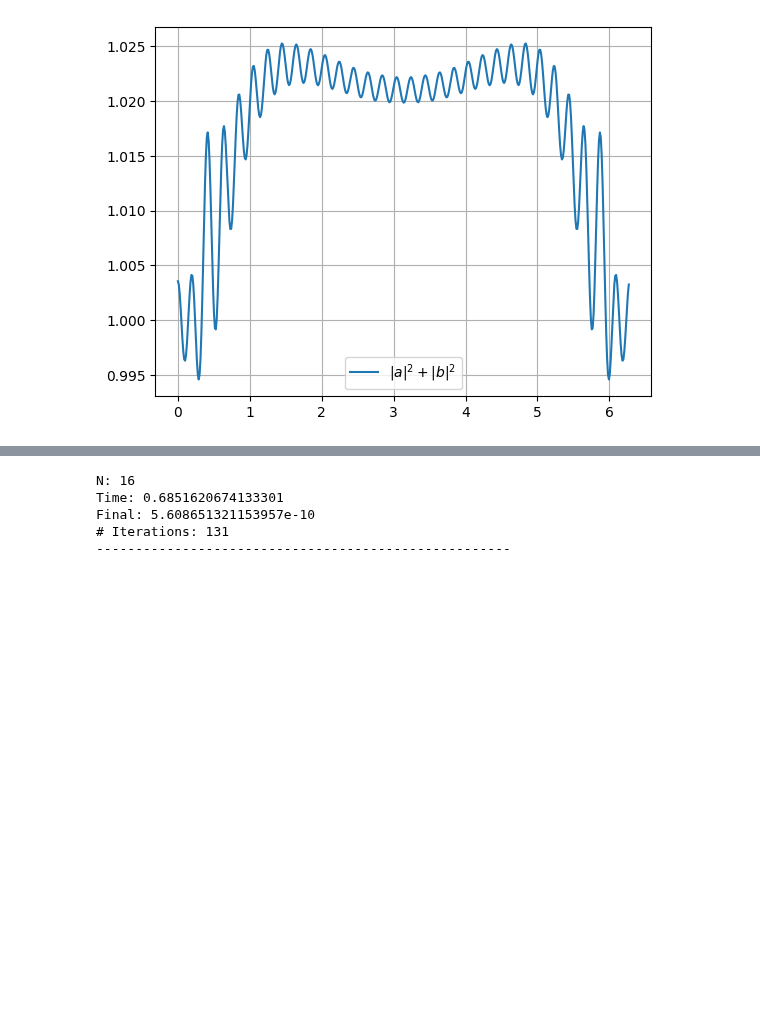
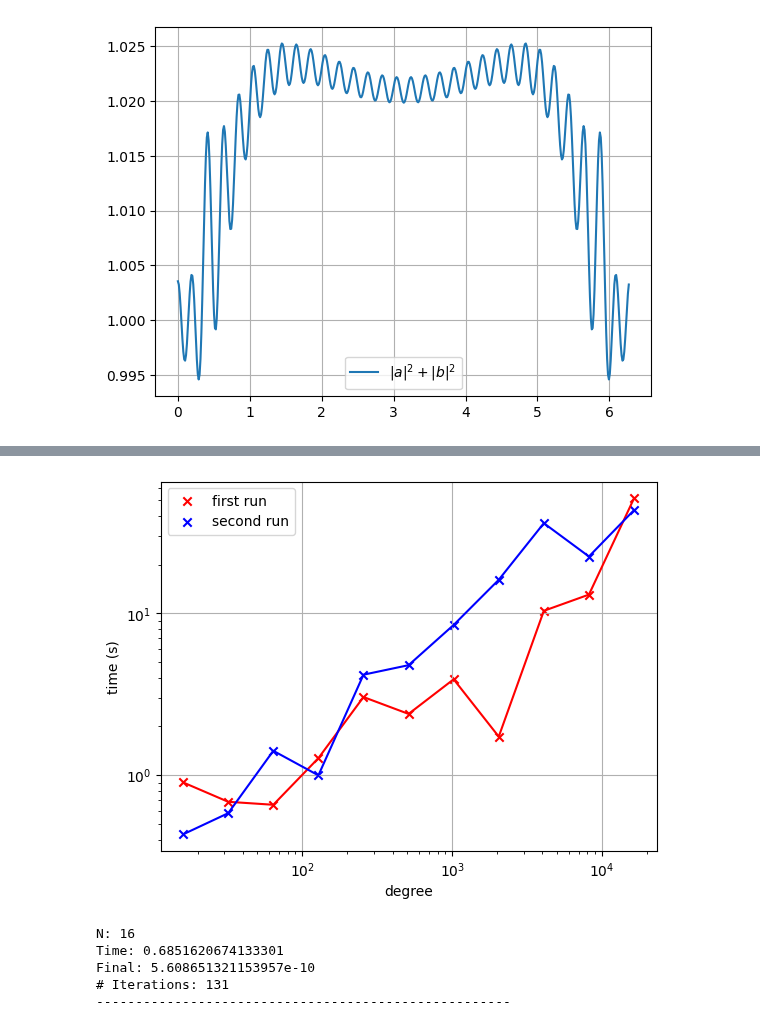
Before and after one commit to qsppack/pyqsppack, a Jupyter notebook: quartic_opt.ipynb, the cells around one changed output, grey strips where cells are left out. Drawn from its saved outputs; the diff is of its cells as text; code cells hidden in the pictures; blank space fills up the shorter version.

Commit message:
perform timing tests

```diff
--- a/quartic_opt.ipynb
+++ b/quartic_opt.ipynb
@@ -129,3 +231,18 @@ plt.savefig('norm_quartic.png')
+# %%
+plt.scatter(2**np.arange(4, 15), times, color='red', marker='x', label="first run")
+plt.plot(2**np.arange(4, 15), times, color='red')
+plt.scatter(2**np.arange(4, 15), times2, color='blue', marker='x', label="second run")
+plt.plot(2**np.arange(4, 15), times2, color='blue')
+
+plt.grid()
+plt.xscale('log')
+plt.yscale('log')
+plt.xlabel('degree')
+plt.ylabel('time (s)')
+plt.legend()
+plt.savefig('quartic_opt_timing.png')
+# %% [output]
+[figure, added]
 # %%
 def objective_torch(x, P):
     """
```
Also changed, not shown: parts of 1 cell of this notebook, 1 other file.
